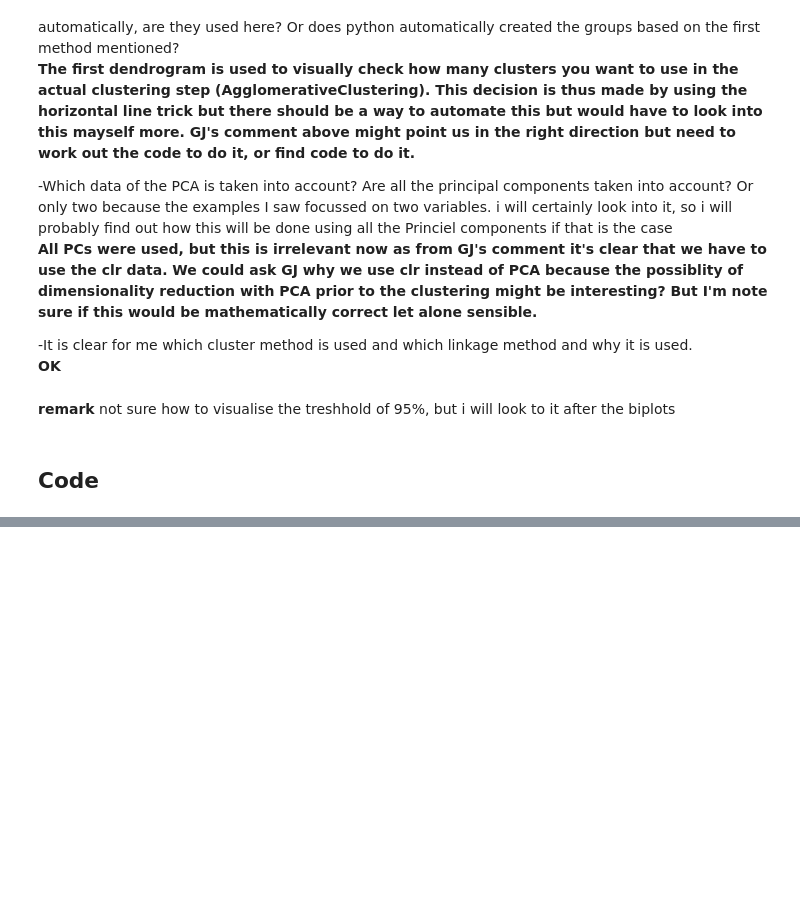
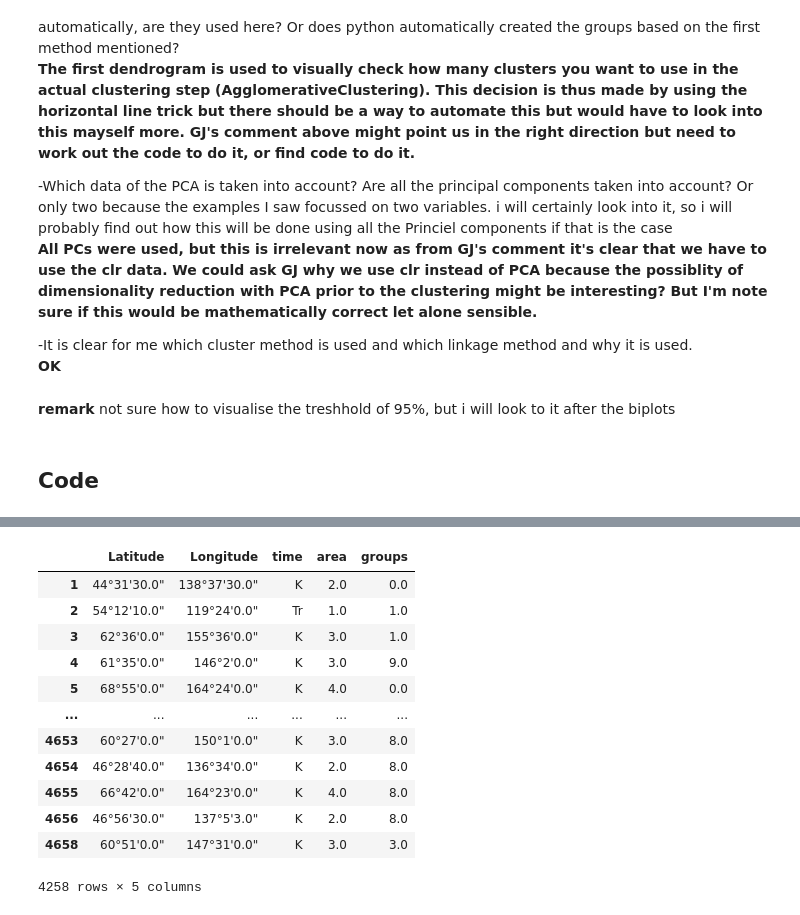
Before and after one commit to Complexio/Vistelius_1995_OCR, a Jupyter notebook: _ANALYSIS/3_Cluster_analysis.ipynb, the cells around one changed output, grey strips where cells are left out. Saved outputs shown, nothing was run; the diff lists cells and outputs as text; code cells hidden in the pictures; blank space fills up the shorter version.

```diff
--- a/_ANALYSIS/3_Cluster_analysis.ipynb
+++ b/_ANALYSIS/3_Cluster_analysis.ipynb
@@ -149,0 +163,3 @@ groups = pd.concat([Frost, Area, grouping], axis = 1)
+# %%
+clustering = pd.concat([area_numbers, cluster_groups], axis = 1)
+clustering = clustering.dropna()
@@ -149,0 +182,2 @@ groups = pd.concat([Frost, Area, grouping], axis = 1)
+# %%
+clustering.columns = ['time', 'area', 'groups']
@@ -150 +258,22 @@ groups = pd.concat([Frost, Area, grouping], axis = 1)
+# %%
+coordinates = pd.read_excel("../_PETRO/classification_altereddata.xlsx", index_col=0, usecols=[0, 5, 6])
+# %%
+contour_plot = pd.concat([coordinates, clustering], axis=1)
+contour_plot = contour_plot.dropna()
+# %%
+contour_plot
+# %% [output]
+|  | Latitude | Longitude | time | area | groups |
+| 1 | 44°31'30.0" | 138°37'30.0" | K | 2.0 | 0.0 |
+| 2 | 54°12'10.0" | 119°24'0.0" | Tr | 1.0 | 1.0 |
+| 3 | 62°36'0.0" | 155°36'0.0" | K | 3.0 | 1.0 |
+| 4 | 61°35'0.0" | 146°2'0.0" | K | 3.0 | 9.0 |
+| 5 | 68°55'0.0" | 164°24'0.0" | K | 4.0 | 0.0 |
+| ... | ... | ... | ... | ... | ... |
+| 4653 | 60°27'0.0" | 150°1'0.0" | K | 3.0 | 8.0 |
+| 4654 | 46°28'40.0" | 136°34'0.0" | K | 2.0 | 8.0 |
+| 4655 | 66°42'0.0" | 164°23'0.0" | K | 4.0 | 8.0 |
+| 4656 | 46°56'30.0" | 137°5'3.0" | K | 2.0 | 8.0 |
+| 4658 | 60°51'0.0" | 147°31'0.0" | K | 3.0 | 3.0 |
+4258 rows × 5 columns
 # %%
```
Also changed, not shown: parts of 27 cells of this notebook, 43 other files.
